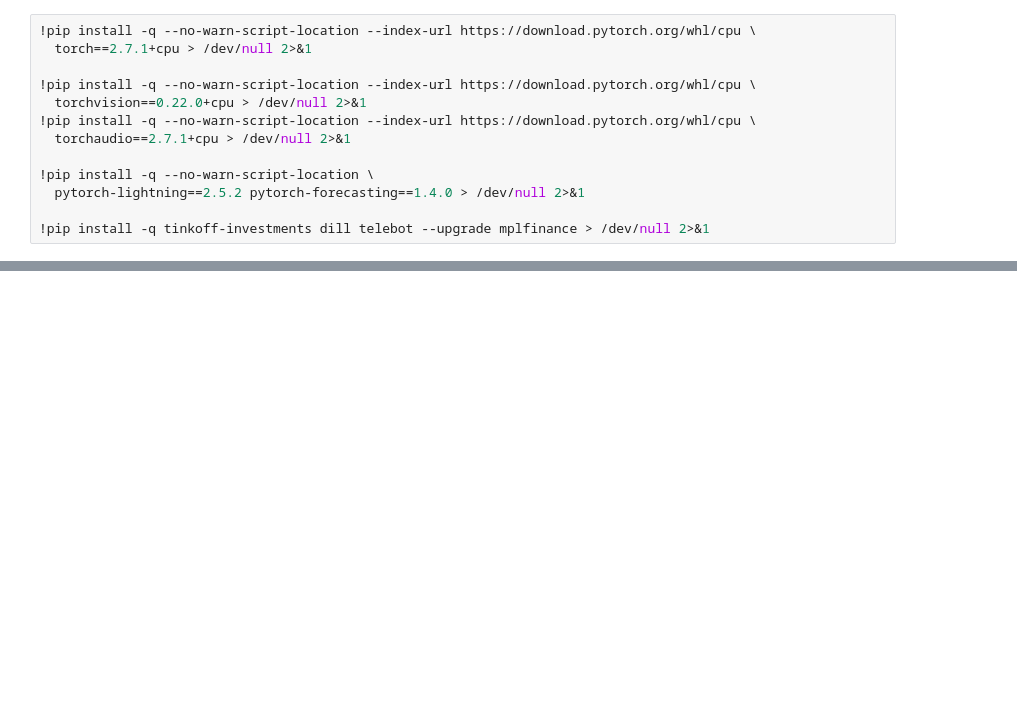
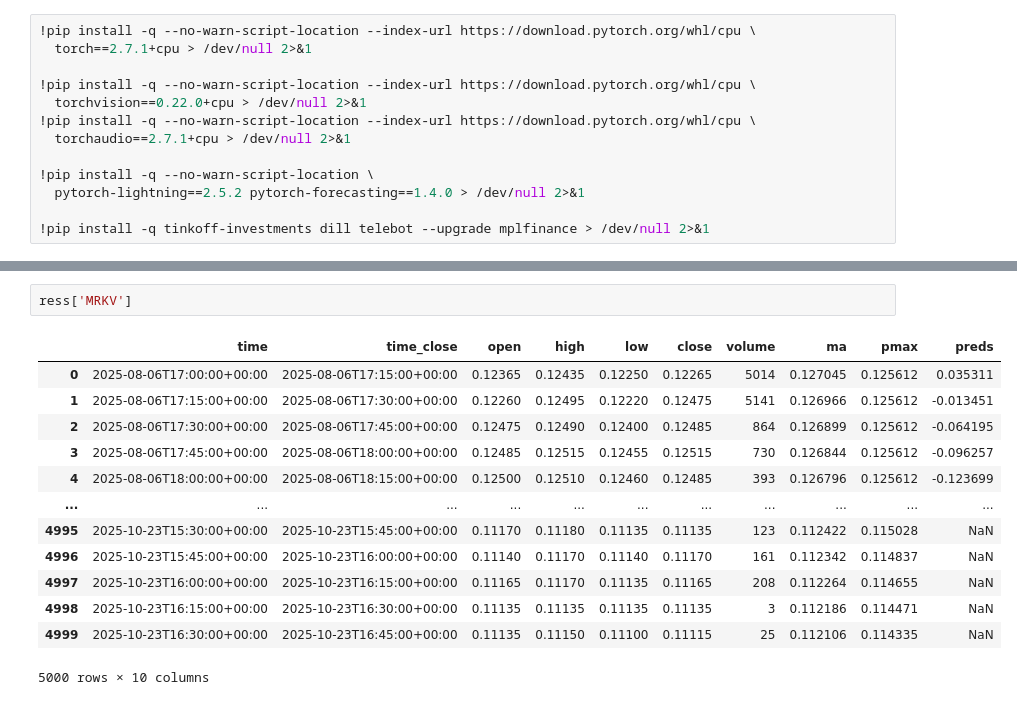
Before and after one commit to Necrotox/Necrotox, a Jupyter notebook: start_bot.ipynb, the cells around one changed output, grey strips where cells are left out. Drawn from its saved outputs; the diff is of its cells as text; blank space fills up the shorter version.

```diff
--- a/start_bot.ipynb
+++ b/start_bot.ipynb
@@ -5045,0 +5057,16 @@ if __name__ == "__main__":
+# %%
+ress['MRKV']
+# %% [output]
+|  | time | time_close | open | high | low | close | volume | ma | pmax | preds |
+| 0 | 2025-08-06T17:00:00+00:00 | 2025-08-06T17:15:00+00:00 | 0.12365 | 0.12435 | 0.12250 | 0.12265 | 5014 | 0.127045 | 0.125612 | 0.035311 |
+| 1 | 2025-08-06T17:15:00+00:00 | 2025-08-06T17:30:00+00:00 | 0.12260 | 0.12495 | 0.12220 | 0.12475 | 5141 | 0.126966 | 0.125612 | -0.013451 |
+| 2 | 2025-08-06T17:30:00+00:00 | 2025-08-06T17:45:00+00:00 | 0.12475 | 0.12490 | 0.12400 | 0.12485 | 864 | 0.126899 | 0.125612 | -0.064195 |
+| 3 | 2025-08-06T17:45:00+00:00 | 2025-08-06T18:00:00+00:00 | 0.12485 | 0.12515 | 0.12455 | 0.12515 | 730 | 0.126844 | 0.125612 | -0.096257 |
+| 4 | 2025-08-06T18:00:00+00:00 | 2025-08-06T18:15:00+00:00 | 0.12500 | 0.12510 | 0.12460 | 0.12485 | 393 | 0.126796 | 0.125612 | -0.123699 |
+| ... | ... | ... | ... | ... | ... | ... | ... | ... | ... | ... |
+| 4995 | 2025-10-23T15:30:00+00:00 | 2025-10-23T15:45:00+00:00 | 0.11170 | 0.11180 | 0.11135 | 0.11135 | 123 | 0.112422 | 0.115028 | NaN |
+| 4996 | 2025-10-23T15:45:00+00:00 | 2025-10-23T16:00:00+00:00 | 0.11140 | 0.11170 | 0.11140 | 0.11170 | 161 | 0.112342 | 0.114837 | NaN |
+| 4997 | 2025-10-23T16:00:00+00:00 | 2025-10-23T16:15:00+00:00 | 0.11165 | 0.11170 | 0.11135 | 0.11165 | 208 | 0.112264 | 0.114655 | NaN |
+| 4998 | 2025-10-23T16:15:00+00:00 | 2025-10-23T16:30:00+00:00 | 0.11135 | 0.11135 | 0.11135 | 0.11135 | 3 | 0.112186 | 0.114471 | NaN |
+| 4999 | 2025-10-23T16:30:00+00:00 | 2025-10-23T16:45:00+00:00 | 0.11135 | 0.11150 | 0.11100 | 0.11115 | 25 | 0.112106 | 0.114335 | NaN |
+5000 rows × 10 columns
```
Also changed, not shown: parts of 3 cells of this notebook.
